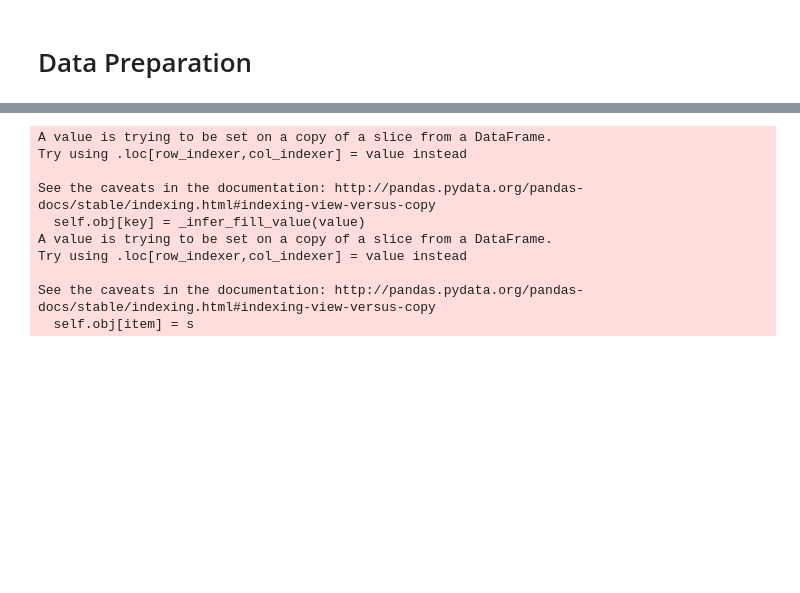
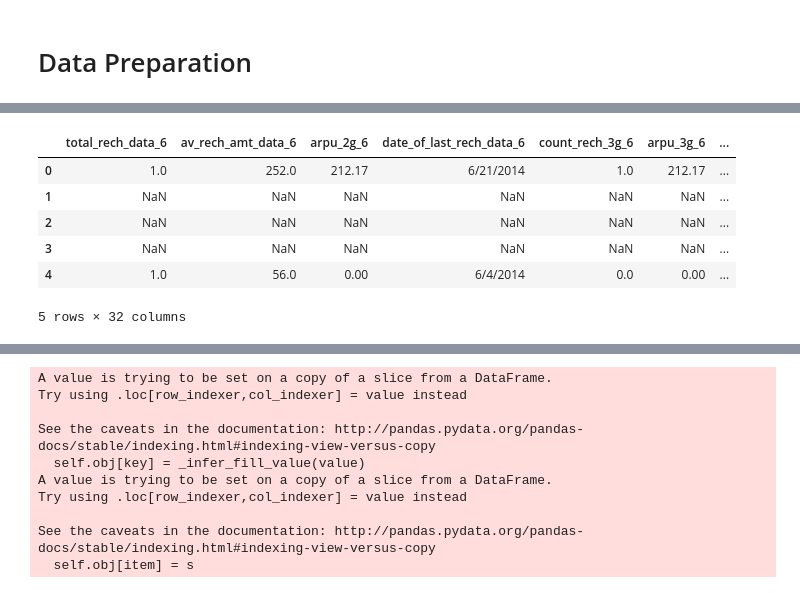
Before and after one commit to BiswajeetAtul/Assignments-MLAI, a Jupyter notebook: Telecom Churn Case/Telecom_Churn_Assignment.ipynb, the cells around one changed output, grey strips where cells are left out. Cells and saved outputs as stored; diff of their text form; code cells hidden in the pictures; blank space fills up the shorter version.

```diff
--- a/Telecom Churn Case/Telecom_Churn_Assignment.ipynb
+++ b/Telecom Churn Case/Telecom_Churn_Assignment.ipynb
@@ -77,0 +50,5 @@ Index(['circle_id', 'loc_og_t2o_mou', 'std_og_t2o_mou', 'loc_ic_t2o_mou',
+# %%
+#Columns with more than 10% null values.
+null_series=round(100*(churn_data.isnull().sum(axis=0)/len(churn_data)),2).where(lambda x:x!=0).dropna()
+null_greater_10_perc=null_series.sort_values(ascending=False).where(lambda x: x>10).dropna()
+null_greater_10_perc
@@ -77,0 +73,10 @@ Index(['circle_id', 'loc_og_t2o_mou', 'std_og_t2o_mou', 'loc_ic_t2o_mou',
+# %%
+churn_data[null_greater_10_perc.index].head()
+# %% [output]
+|  | total_rech_data_6 | av_rech_amt_data_6 | arpu_2g_6 | date_of_last_rech_data_6 | count_rech_3g_6 | arpu_3g_6 | ... |
+| 0 | 1.0 | 252.0 | 212.17 | 6/21/2014 | 1.0 | 212.17 | ... |
+| 1 | NaN | NaN | NaN | NaN | NaN | NaN | ... |
+| 2 | NaN | NaN | NaN | NaN | NaN | NaN | ... |
+| 3 | NaN | NaN | NaN | NaN | NaN | NaN | ... |
+| 4 | 1.0 | 56.0 | 0.00 | 6/4/2014 | 0.0 | 0.00 | ... |
+5 rows × 32 columns
```
Also changed, not shown: parts of 59 cells of this notebook.
